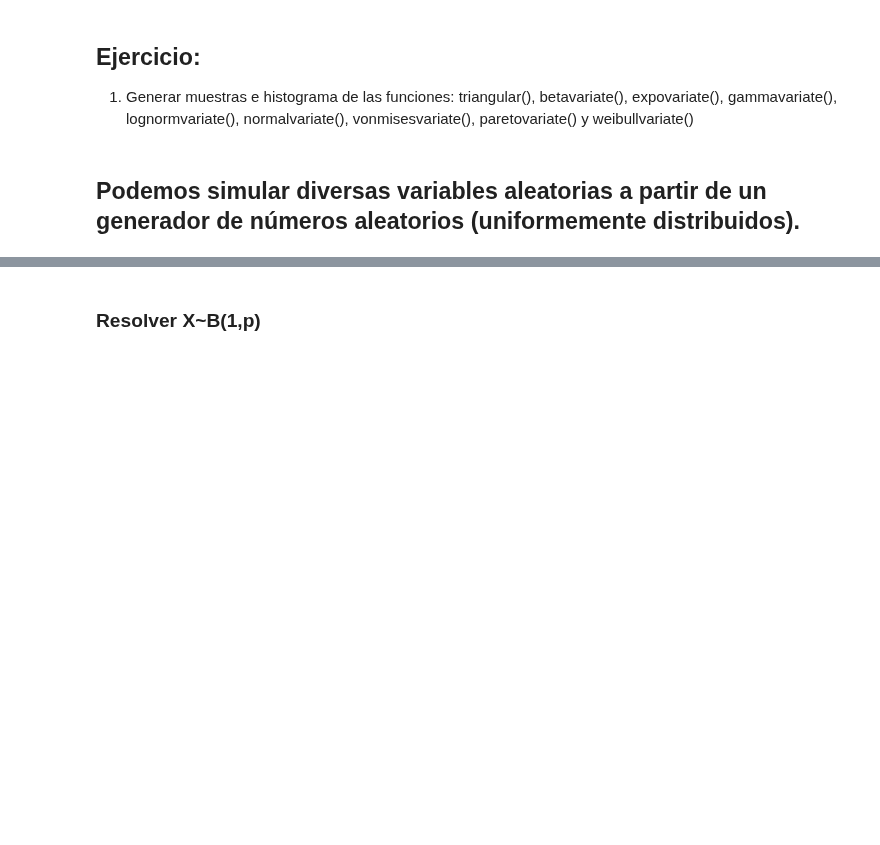
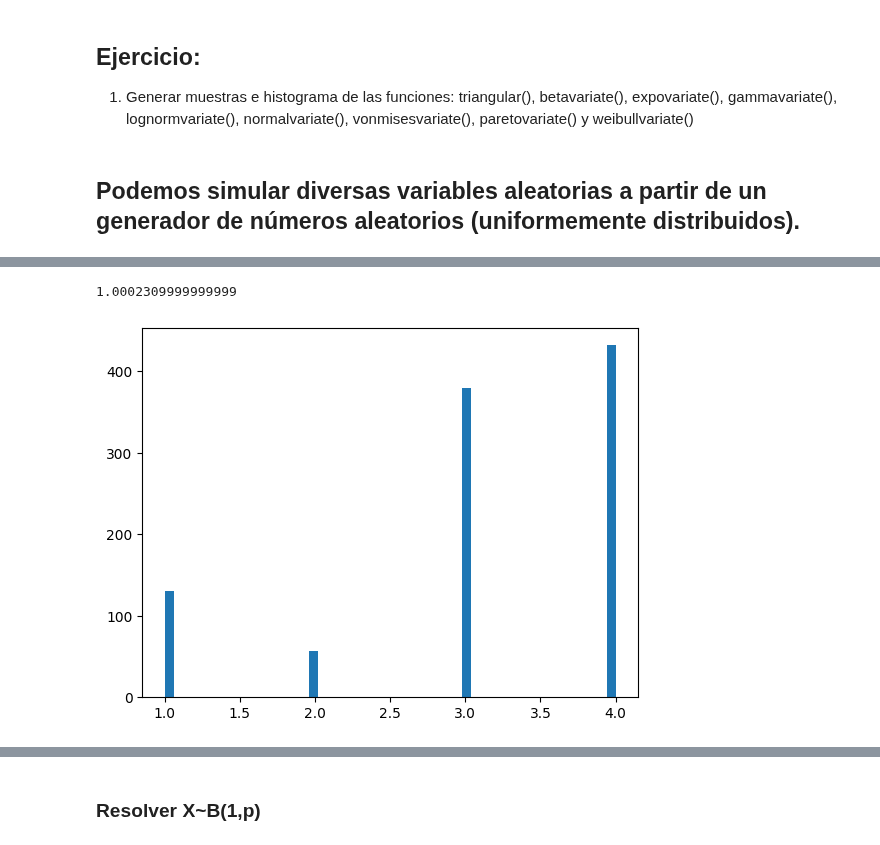
Before and after one commit to MartaPCastillo/Simulaci-n-I-, a Jupyter notebook: Generación_de_Variables_Aleatorias.ipynb, the cells around one changed output, grey strips where cells are left out. Cells and saved outputs as stored; diff of their text form; code cells hidden in the pictures; blank space fills up the shorter version.

```diff
--- a/Generación_de_Variables_Aleatorias.ipynb
+++ b/Generación_de_Variables_Aleatorias.ipynb
@@ -433,0 +450,18 @@ plt.show()
+# %%
+def tab(n):
+    lista = []
+    for i in range(n):
+      u=random.random()
+      if u < 0.15:
+         X=1
+      elif 0.15 <= u < 0.20:
+         X=2
+      elif 0.20 <= u < 0.55:
+         X=3
+      else:
+         X=4
+      lista.append(X)
+    return lista
+# %%
+G=tab(1000)
+print(G)
@@ -433,0 +471,9 @@ plt.show()
+# %%
+sigma2=np.var(G)
+print(sigma2)
+# %% [output]
+1.0002309999999999
+# %%
+plt.hist(G, bins=50)
+# %% [output]
+[figure, added]
```
Also changed, not shown: parts of 8 cells of this notebook.
